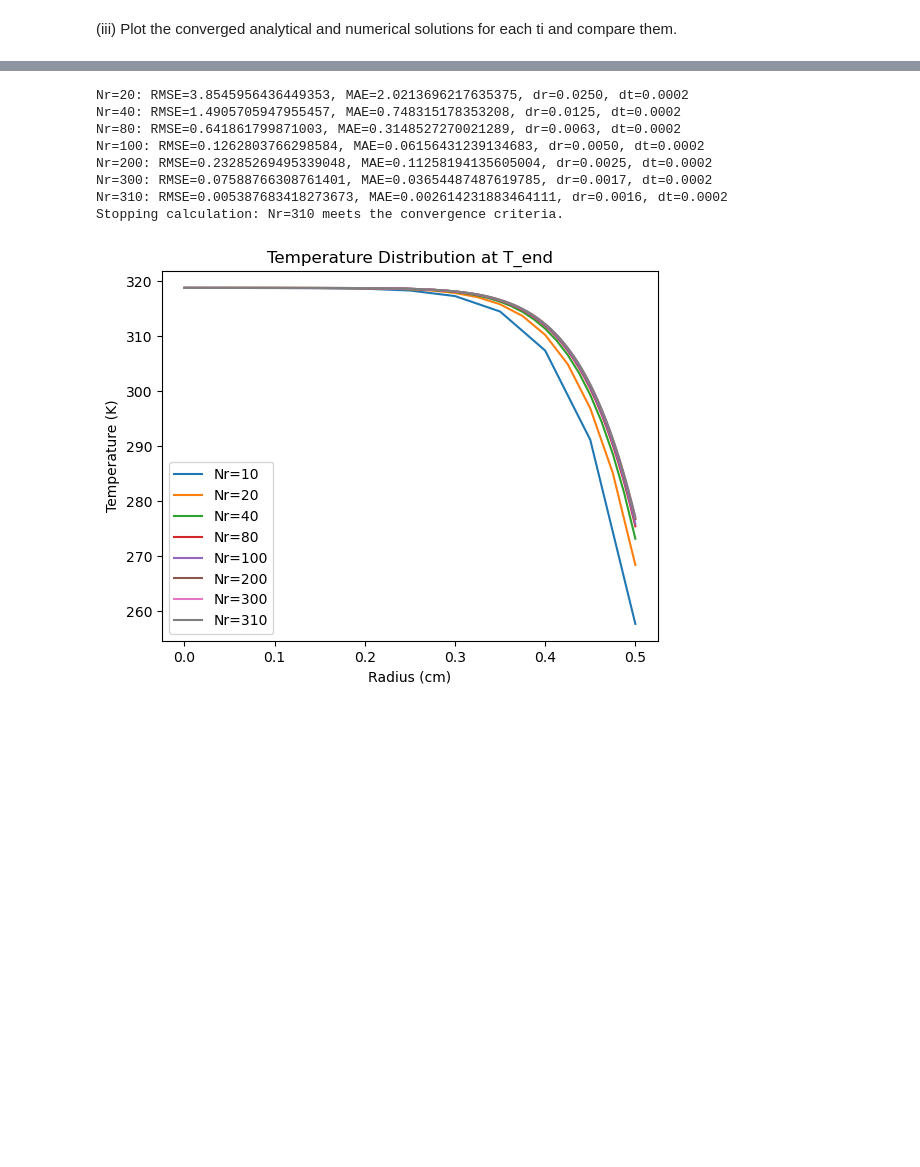
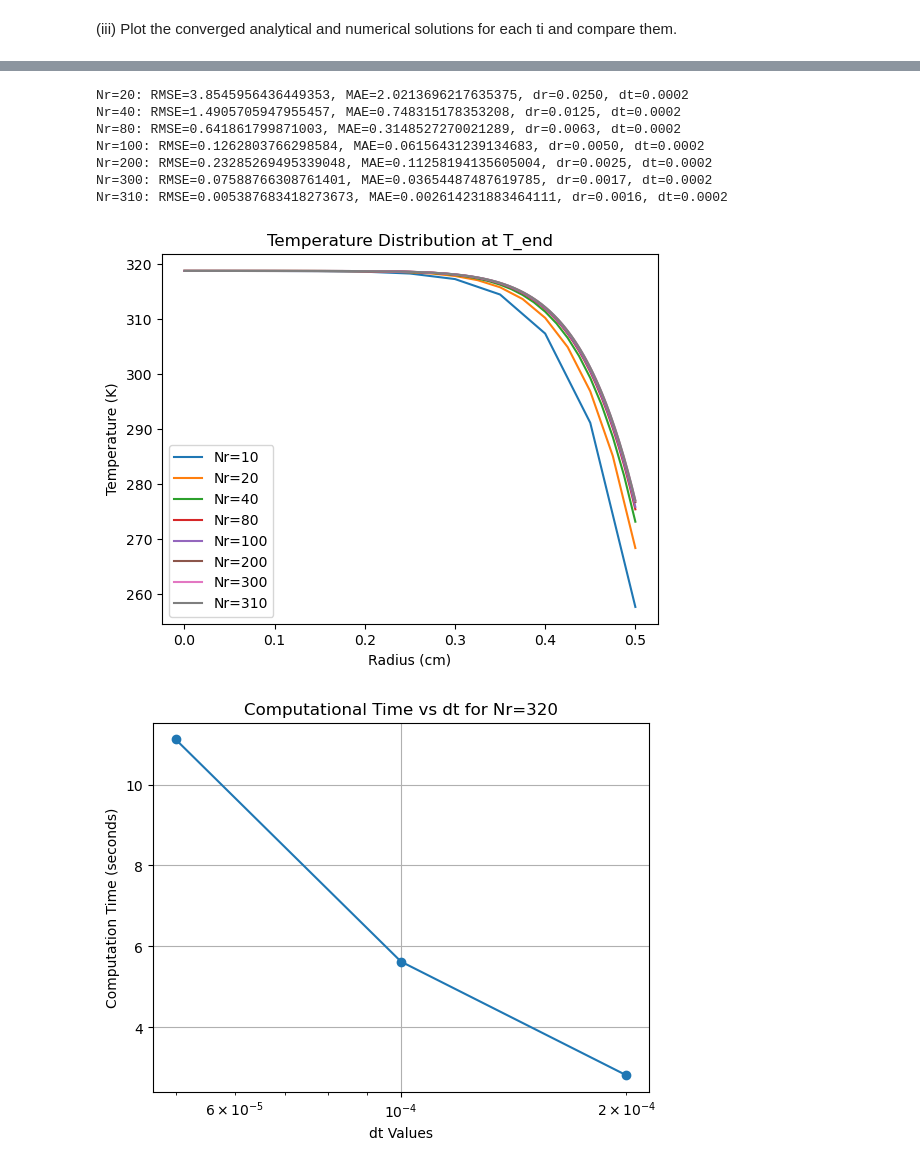
Before and after one commit to kkazuma19/HW501, a Jupyter notebook: CP2.ipynb, the cells around one changed output, grey strips where cells are left out. Cells and saved outputs as stored; diff of their text form; code cells hidden in the pictures; blank space fills up the shorter version.

```diff
--- a/CP2.ipynb
+++ b/CP2.ipynb
@@ -83,7 +85,7 @@ q0 = 62.88  # heat generation rate [W/cm^3]
 h = 4.5  # convection coefficient [W/cm^2-K]
 Tb0 = 300  # initial bulk temperature [K]
 eta, m = 0.02, 0.02  # parameters
-initial_cylinder_temp = 300  # initial cylinder temperature [K]
+initial_cylinder_temp = 300  # initial cylinder temp obtained from analytical solution (Part A (a))
 
 # Heat generation rate function
 def q(t):
@@ -125,13 +127,12 @@ def mae(T1, r1, T2, r2):
     T1_interpolated = interpolate_T1(r2)
     return np.mean(np.abs(T1_interpolated - T2))
 
-# Mesh refinement study with error metrics and conditional stopping
-def mesh_refinement_study(Nr_values=None, Nt=5000, T_end=1, limit=0.01):
+# Mesh refinement study with error metrics
+def mesh_refinement_study(Nr_values=None, Nt=5000, T_end=1):
     '''
     Nr_values : Different grid sizes
     Nt = 5000 (default): Number of time steps
     T_end = 1 (default): End time
-    limit = 0.01 (default): Convergence criteria
     '''
 
     previous_T = None
@@ -145,21 +146,26 @@ def mesh_refinement_study(Nr_values=None, Nt=5000, T_end=1, limit=0.01):
             diff_mae = mae(previous_T[:, -1], previous_r_values, T[:, -1], r_values)
             print(f'Nr={Nr}: RMSE={diff_rmse}, MAE={diff_mae}, dr={dr:.4f}, dt={dt:.4f}')
 
-            # Check if both RMSE and MAE are less than 0.01
-            if diff_rmse < limit and diff_mae < limit:
-                print(f"Stopping calculation: Nr={Nr} meets the convergence criteria.")
-                break
-
         previous_T = T
         previous_r_values = r_values
 
     plt.xlabel('Radius (cm)')
     plt.ylabel('Temperature (K)')
+    #plt.ylim(0, 500)
     plt.title('Temperature Distribution at T_end')
     plt.legend()
     plt.show()
 
-mesh_refinement_study(Nr_values = [10, 20, 40, 80, 100, 200, 300, 310, 320, 330], Nt=5000, T_end=1, limit=0.01)
+
+'''
+If an overflow happened, it means that the grid size is too small. Hence, the last grid size before the overflow is the minimum grid size.
+
+(Example)
+When Nt = 5000, T_end = 1, limit = 0.01
+Nr = 330 causes an overflow, therefore Nr = 320 is the minimum grid size.
+'''
+
+mesh_refinement_study(Nr_values = [10, 20, 40, 80, 100, 200, 300, 310], Nt=5000, T_end=1)
 # %% [output]
 Nr=20: RMSE=3.8545956436449353, MAE=2.0213696217635375, dr=0.0250, dt=0.0002
 Nr=40: RMSE=1.4905705947955457, MAE=0.748315178353208, dr=0.0125, dt=0.0002
@@ -168,5 +174,42 @@ Nr=100: RMSE=0.1262803766298584, MAE=0.06156431239134683, dr=0.0050, dt=0.0002
 Nr=200: RMSE=0.23285269495339048, MAE=0.11258194135605004, dr=0.0025, dt=0.0002
 Nr=300: RMSE=0.07588766308761401, MAE=0.03654487487619785, dr=0.0017, dt=0.0002
 Nr=310: RMSE=0.005387683418273673, MAE=0.002614231883464111, dr=0.0016, dt=0.0002
-Stopping calculation: Nr=310 meets the convergence criteria.
 [figure]
+# %%
+import time
+
+# Updated function to study the effect of dt with computation time
+def study_dt_effect(Nr_fixed, dt_values, T_end):
+    '''
+    Nr_fixed: Fixed number of radial divisions
+    dt_values: Different time step sizes to investigate
+    T_end: End time of the simulation
+    '''
+
+    computation_times = []  # To store computation times for each dt
+
+    for dt in dt_values:
+        Nt = int(T_end / dt)  # Calculate the number of time steps based on dt
+
+        # Measure computation time
+        start_time = time.time()
+        _, _, _, _, _ = solve_heat_equation(Nr_fixed, Nt, T_end)
+        end_time = time.time()
+        computation_time = end_time - start_time
+        computation_times.append(computation_time)
+
+    # Plot dt_values vs computational time
+    plt.plot(dt_values, computation_times, marker='o', linestyle='-')
+    plt.xlabel('dt Values')
+    plt.ylabel('Computation Time (seconds)')
+    plt.xscale('log')
+    plt.title(f'Computational Time vs dt for Nr={Nr_fixed}')
+    plt.grid(True)
+    plt.show()
+
+# Example usage
+Nr_fixed = 320
+dt_values = [0.0002, 0.0001, 0.00005]  # Specify the dt values you want to investigate
+study_dt_effect(Nr_fixed, dt_values, T_end=1)
+# %% [output]
+[figure, added]
```
Also changed, not shown: parts of 1 cell of this notebook.
